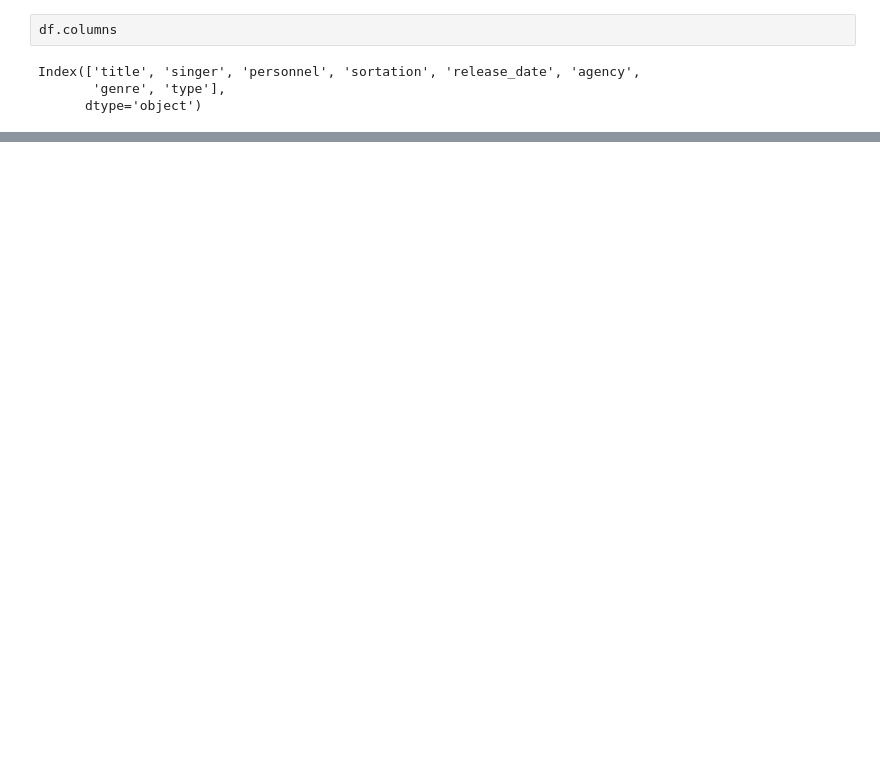
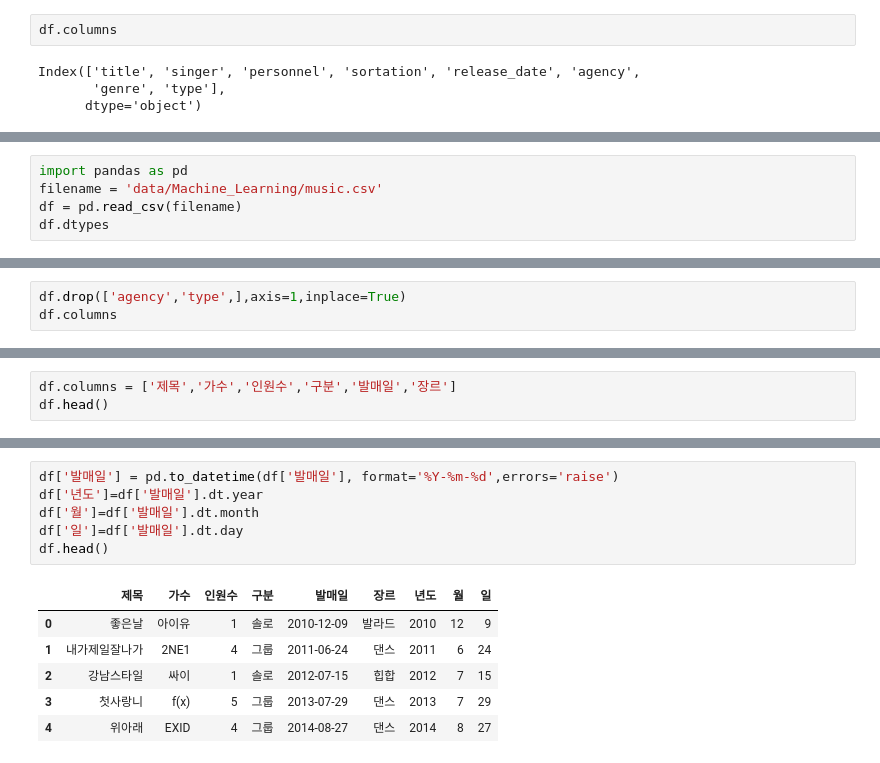
Before and after one commit to Darkget1/machin_learning, a Jupyter notebook: chapter03_pandas.ipynb, the cells around one changed output, grey strips where cells are left out. Saved outputs shown, nothing was run; the diff lists cells and outputs as text; blank space fills up the shorter version.

```diff
--- a/chapter03_pandas.ipynb
+++ b/chapter03_pandas.ipynb
@@ -181,0 +411,5 @@ Index(['title', 'singer', 'personnel', 'sortation', 'release_date', 'agency',
+# %%
+import pandas as pd
+filename = 'data/Machine_Learning/music.csv'
+df = pd.read_csv(filename)
+df.dtypes
@@ -181,0 +426,3 @@ Index(['title', 'singer', 'personnel', 'sortation', 'release_date', 'agency',
+# %%
+df.drop(['agency','type',],axis=1,inplace=True)
+df.columns
@@ -181,0 +431,3 @@ Index(['title', 'singer', 'personnel', 'sortation', 'release_date', 'agency',
+# %%
+df.columns = ['제목','가수','인원수','구분','발매일','장르']
+df.head()
@@ -181,0 +451,13 @@ Index(['title', 'singer', 'personnel', 'sortation', 'release_date', 'agency',
+# %%
+df['발매일'] = pd.to_datetime(df['발매일'], format='%Y-%m-%d',errors='raise')
+df['년도']=df['발매일'].dt.year
+df['월']=df['발매일'].dt.month
+df['일']=df['발매일'].dt.day
+df.head()
+# %% [output]
+|  | 제목 | 가수 | 인원수 | 구분 | 발매일 | 장르 | 년도 | 월 | 일 |
+| 0 | 좋은날 | 아이유 | 1 | 솔로 | 2010-12-09 | 발라드 | 2010 | 12 | 9 |
+| 1 | 내가제일잘나가 | 2NE1 | 4 | 그룹 | 2011-06-24 | 댄스 | 2011 | 6 | 24 |
+| 2 | 강남스타일 | 싸이 | 1 | 솔로 | 2012-07-15 | 힙합 | 2012 | 7 | 15 |
+| 3 | 첫사랑니 | f(x) | 5 | 그룹 | 2013-07-29 | 댄스 | 2013 | 7 | 29 |
+| 4 | 위아래 | EXID | 4 | 그룹 | 2014-08-27 | 댄스 | 2014 | 8 | 27 |
```
Also changed, not shown: parts of 33 cells of this notebook, 4 other files.
